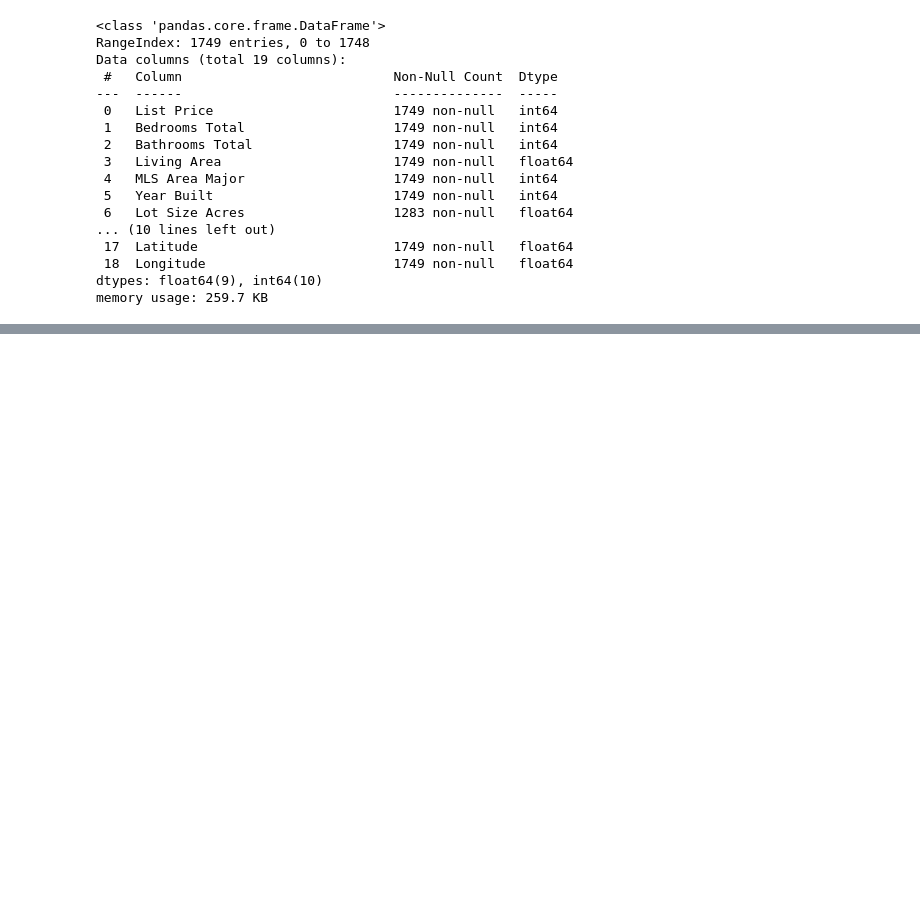
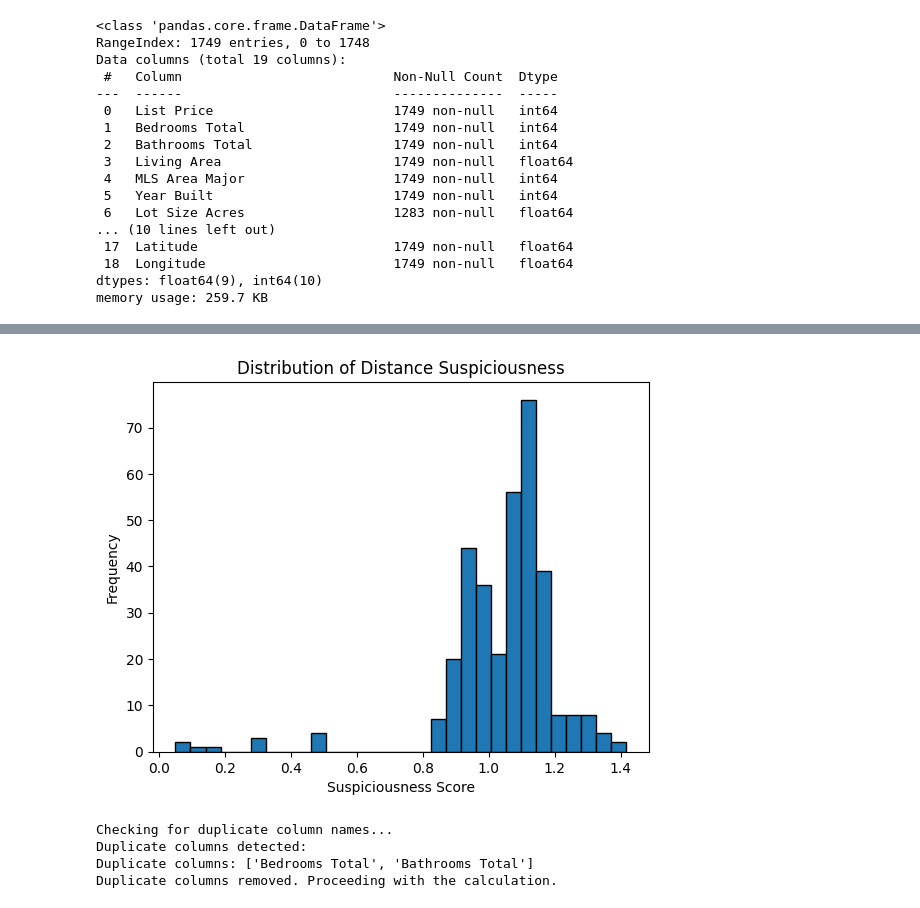
Before and after one commit to MikeMan161/2024-AI4Good-Hackathon, a Jupyter notebook: data_prep.ipynb, the cells around one changed output, grey strips where cells are left out. Saved outputs shown, nothing was run; the diff lists cells and outputs as text; code cells hidden in the pictures; blank space fills up the shorter version.

```diff
--- a/data_prep.ipynb
+++ b/data_prep.ipynb
@@ -92,11 +112,17 @@ housing_data.to_csv('data/numerical_housing_data.csv', index=False)
 # %%
 from sklearn.ensemble import IsolationForest
+from sklearn.preprocessing import StandardScaler
+from sklearn.decomposition import PCA
 
-model1 = IsolationForest(n_estimators=100, max_samples='auto', contamination=float(0.1), random_state=12)
+scaler = StandardScaler()
+x_scaled = scaler.fit_transform(housing_data)
 
-x = housing_data
+pca = PCA(n_components=0.95)
+x_pca = pca.fit_transform(x_scaled)
 
-model1.fit(x)
+model1 = IsolationForest(n_estimators=100, max_samples='auto', contamination='auto', random_state=12)
 
-predict = model1.predict(x)
-anomalies = x[predict == -1]
+model1.fit(x_pca)
+
+predict = model1.predict(x_pca)
+anomalies = x_scaled[predict == -1]
@@ -109,0 +129,9 @@ plt.show()
+# %%
+# Step 2: Add the Time Limit Flag (0 = 90 days or less, 1 = more than 90 days)
+housing_data['Time Limit Flag'] = housing_data['Days on Market'].apply(lambda x: 1 if x > 90 else 0)
+
+# Step 3: Save the updated dataset to a new CSV file
+housing_data.to_csv('updated_housing_data_with_time_limit_flag.csv', index=False)
+
+# Step 4: Verify the first few rows of the updated dataset
+print(housing_data[['Days on Market', 'Time Limit Flag']].head(10))
@@ -109,0 +441,38 @@ plt.show()
+# %%
+import matplotlib.pyplot as plt
+plt.hist(housing_data['Distance Suspiciousness'], bins=30, edgecolor='black')
+# Add titles and labels
+plt.title('Distribution of Distance Suspiciousness')
+plt.xlabel('Suspiciousness Score')
+plt.ylabel('Frequency')
+
+# Show the plot
+plt.show()
+# %% [output]
+[figure, added]
+# %%
+import numpy as np
+import pandas as pd
+
+# Assuming your dataset has already been loaded as housing_data_ratios
+# If not, load the dataset (replace 'file_path' with the actual file path)
+# housing_data_ratios = housing_data.copy()
+
+# Check for duplicate column names
+print("Checking for duplicate column names...")
+if housing_data.columns.duplicated().any():
+    print("Duplicate columns detected:")
+    # Get a list of all columns with duplicates
+    duplicate_columns = housing_data.columns[housing_data.columns.duplicated()].tolist()
+    print("Duplicate columns:", duplicate_columns)
+
+    # Remove duplicates by dropping the duplicated columns
+    housing_data = housing_data.loc[:, ~housing_data.columns.duplicated()]
+    print("Duplicate columns removed. Proceeding with the calculation.")
+else:
+    print("No duplicate columns found. Proceeding with the calculation.")
+# %% [output]
+Checking for duplicate column names...
+Duplicate columns detected:
+Duplicate columns: ['Bedrooms Total', 'Bathrooms Total']
+Duplicate columns removed. Proceeding with the calculation.
```
Also changed, not shown: parts of 14 cells of this notebook, 2 other files.
